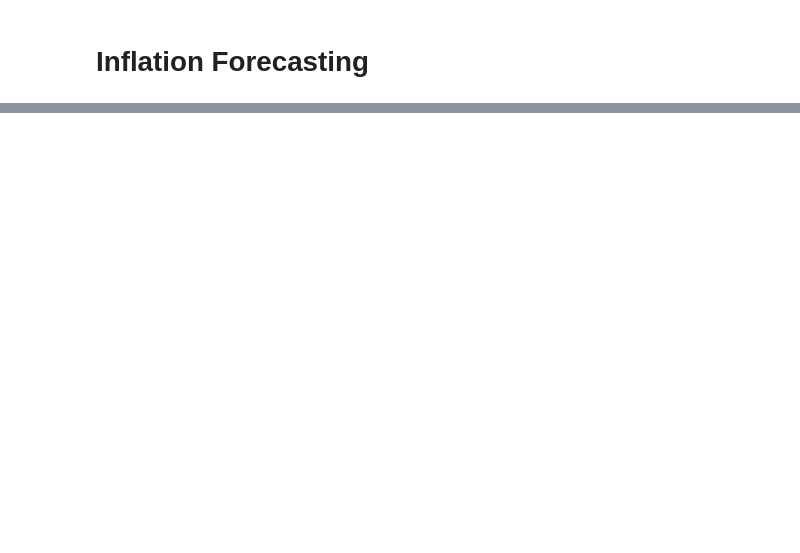
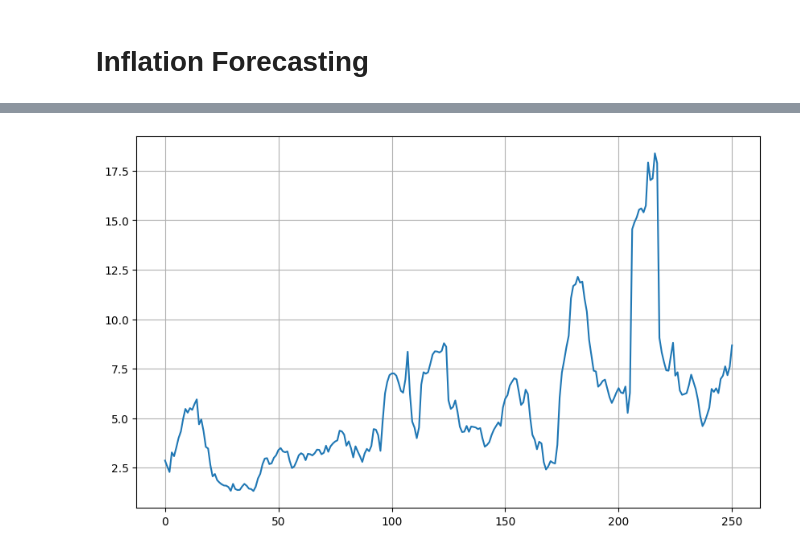
Before and after one commit to farisznafis/bangkit-financify, a Jupyter notebook: ML/z/tesz.ipynb, the cells around one changed output, grey strips where cells are left out. Drawn from its saved outputs; the diff is of its cells as text; code cells hidden in the pictures; blank space fills up the shorter version.

```diff
--- a/ML/z/tesz.ipynb
+++ b/ML/z/tesz.ipynb
@@ -59,0 +81,18 @@ ValueError: value_name (Inflation) cannot match an element in the DataFrame colu
+# %%
+time_step = []
+inflation = []
+
+with open ('./inflasi-indo.csv') as f:
+    reader = csv.reader(f, delimiter=',')
+    next(reader)
+
+    for row in reader:
+        time_step.append(int(row[0]))
+        inflation.append(float(row[2]))
+
+time = np.array(time_step)
+series = np.array(inflation)
+# plt.figure(figsize=(10, 6))
+plot_series(time, series)
+# %% [output]
+[figure, added]
```
Also changed, not shown: parts of 20 cells of this notebook, 3 other files.
